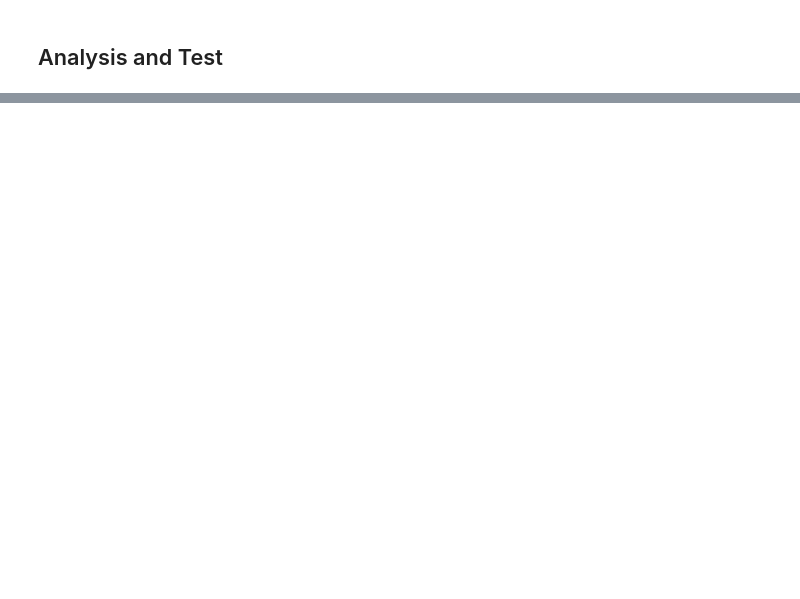
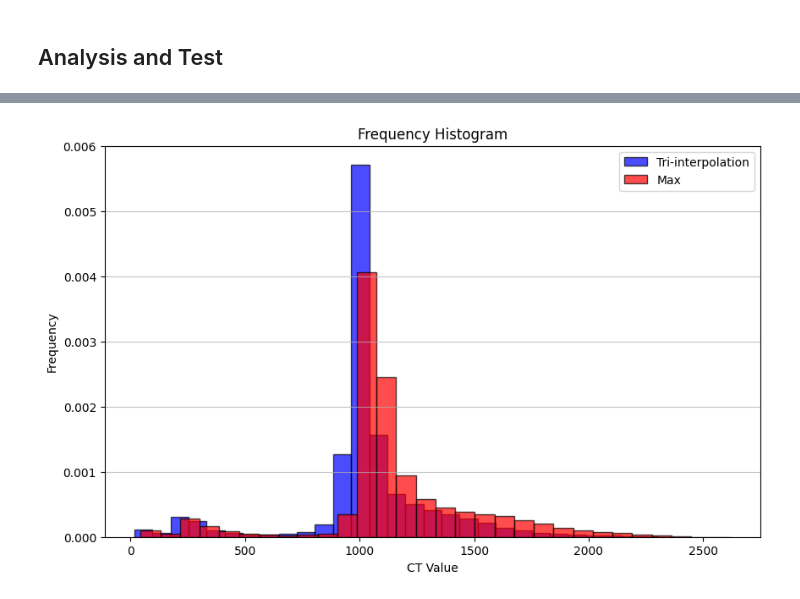
Before and after one commit to Huster-YZY/LOD-GS, a Jupyter notebook: ct_retrieval/retrieval.ipynb, the cells around one changed output, grey strips where cells are left out. Saved outputs shown, nothing was run; the diff lists cells and outputs as text; code cells hidden in the pictures; blank space fills up the shorter version.

```diff
--- a/ct_retrieval/retrieval.ipynb
+++ b/ct_retrieval/retrieval.ipynb
@@ -157,3 +218,16 @@ plt.show()
+# %%
+plt.figure(figsize=(10, 6))
+plt.hist(data, bins=30, density=True, alpha=0.7, color='blue', edgecolor='black', label="Tri-interpolation")
+plt.hist(data_max, bins=30, density=True, alpha=0.7, color='red', edgecolor='black', label="Max")
+plt.title('Frequency Histogram')
+plt.xlabel('CT Value')
+plt.ylabel('Frequency')
+plt.ylim(0.0,0.006)
+plt.grid(axis='y', alpha=0.75)
+plt.legend()
+plt.show()
+# %% [output]
+[figure, added]
 # %%
 import open3d as o3d
 gs_model = GaussianModel(sh_degree=3)
```
Also changed, not shown: parts of 8 cells of this notebook.
